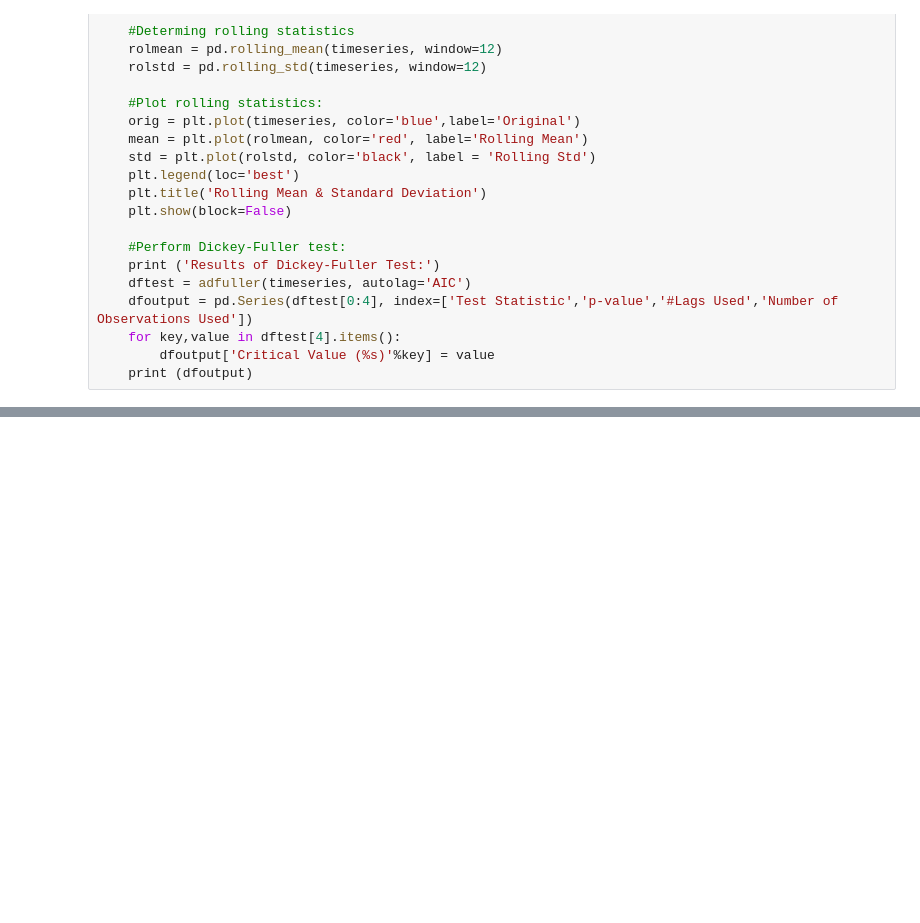
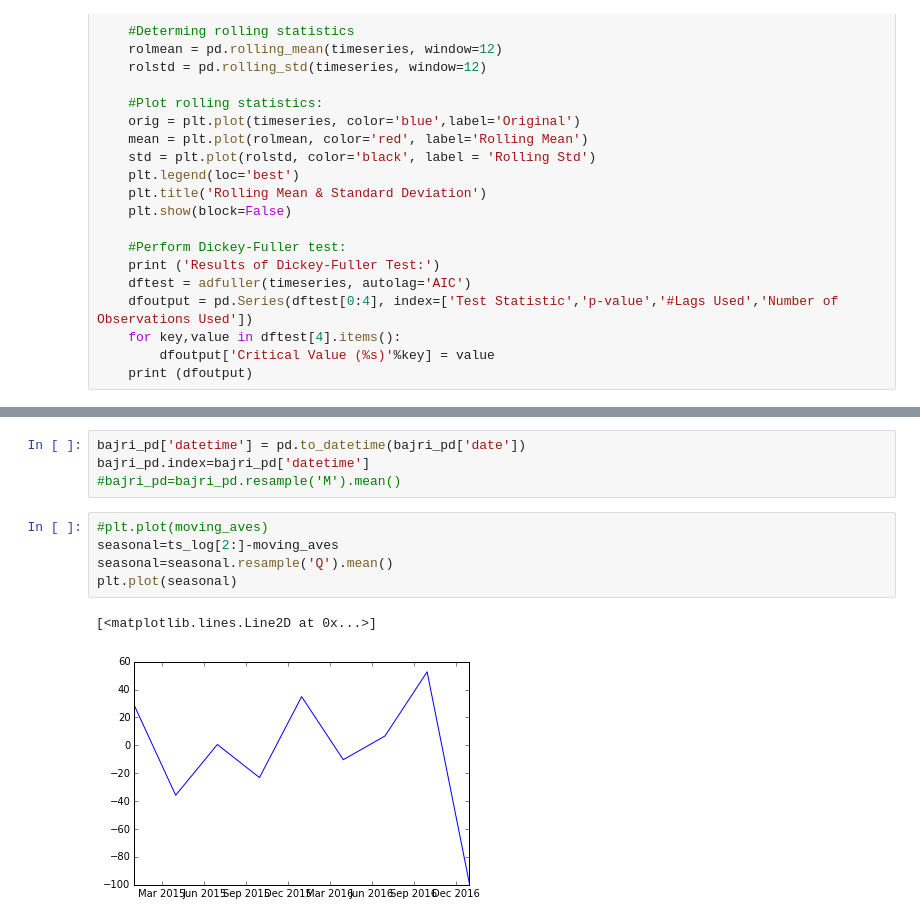
Before and after one commit to kushagragpt99/SocialCops, a Jupyter notebook: Untitled.ipynb, the cells around one changed output, grey strips where cells are left out. Drawn from its saved outputs; the diff is of its cells as text; blank space fills up the shorter version.

```diff
--- a/Untitled.ipynb
+++ b/Untitled.ipynb
@@ -628,0 +481,12 @@ plt.plot(moving_avg, color='red')
+# %%
+bajri_pd['datetime'] = pd.to_datetime(bajri_pd['date'])
+bajri_pd.index=bajri_pd['datetime']
+#bajri_pd=bajri_pd.resample('M').mean()
+# %%
+#plt.plot(moving_aves)
+seasonal=ts_log[2:]-moving_aves
+seasonal=seasonal.resample('Q').mean()
+plt.plot(seasonal)
+# %% [output]
+[<matplotlib.lines.Line2D at 0x...>]
+[figure, added]
```
Also changed, not shown: parts of 60 cells of this notebook.
